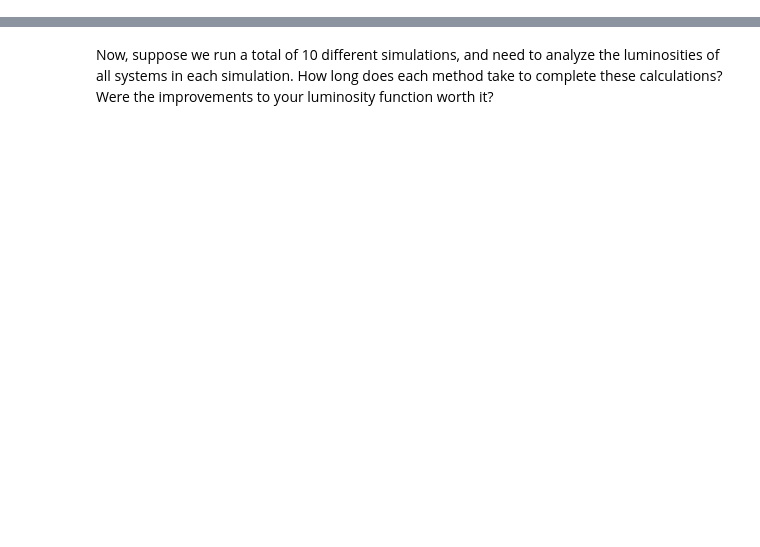
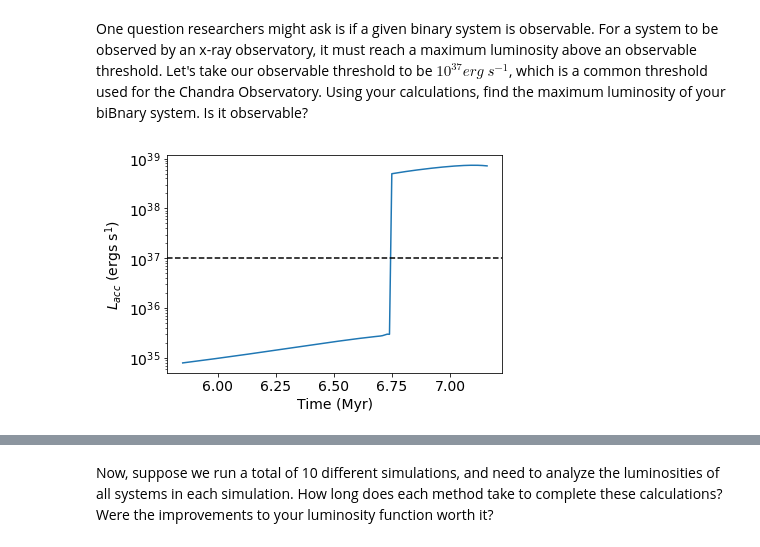
Before and after one commit to CIERA-Northwestern/REACHpy, a Jupyter notebook: Projects/AccretingBlackHoles/AccretingBlackHoles.ipynb, the cells around one changed output, grey strips where cells are left out. Drawn from its saved outputs; the diff is of its cells as text; code cells hidden in the pictures; blank space fills up the shorter version.

```diff
--- a/Projects/AccretingBlackHoles/AccretingBlackHoles.ipynb
+++ b/Projects/AccretingBlackHoles/AccretingBlackHoles.ipynb
@@ -121,0 +346,13 @@ Even though the difference in runtimes may seem small, it is actually quite noti
+# %% [markdown]
+One question researchers might ask is if a given binary system is observable. For a system to be observed by an x-ray observatory, it must reach a maximum luminosity above an observable threshold. Let's take our observable threshold to be $10^{37} erg$ $s^{-1}$, which is a common threshold used for the Chandra Observatory. Using your calculations, find the maximum luminosity of your biBnary system. Is it observable?
+# %%
+# plot again here and check if this binary system is observable (Hint: make the y-axis logarithmic in scale)
+# ...
+plt.plot(df1['tphys'],Lacc_array)
+plt.xlabel("Time (Myr)", fontsize=14)
+plt.ylabel("$L_{acc}$ (ergs s$^{1}$)", fontsize=14)
+plt.axhline(1.0e37, linestyle="--", color="black")
+plt.tick_params("both", labelsize=14)
+plt.yscale('log')
+# %% [output]
+[figure, added]
```
Also changed, not shown: parts of 97 cells of this notebook.
